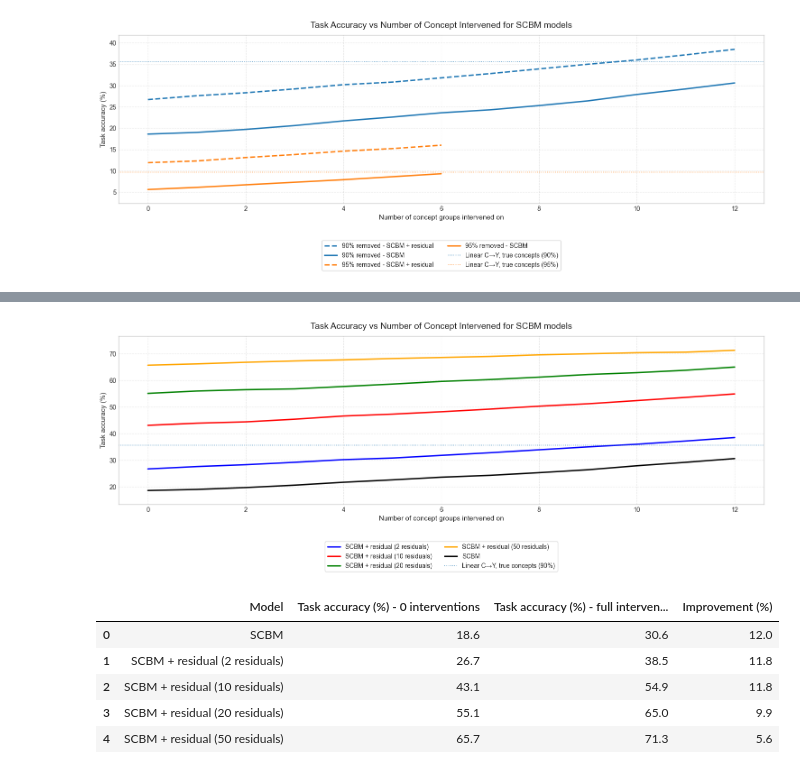
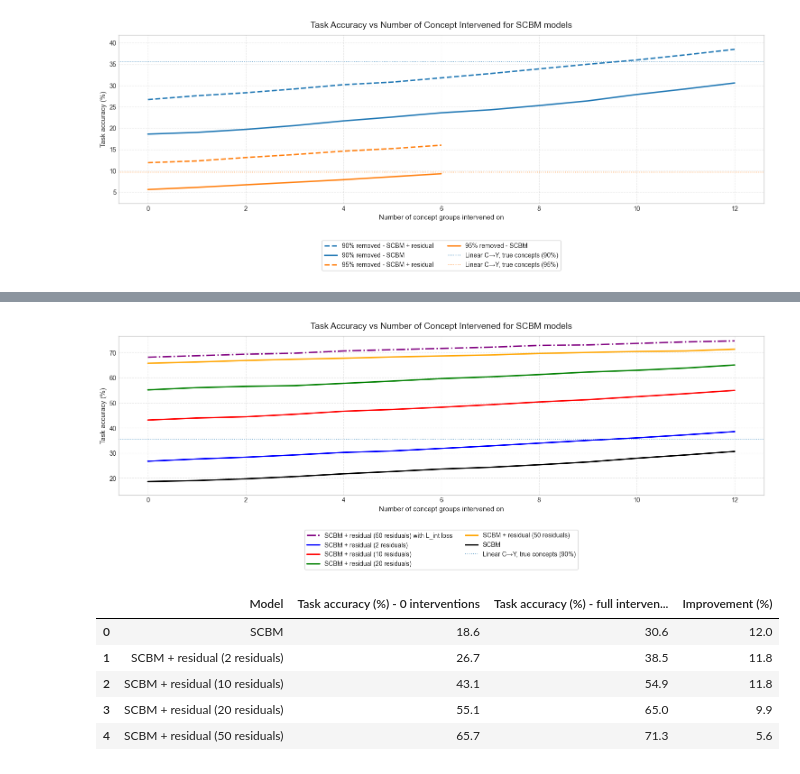
Before and after one commit to stephenmarcou/SCBM_implementation, a Jupyter notebook: results.ipynb, the cells around one changed output, grey strips where cells are left out. Drawn from its saved outputs; the diff is of its cells as text; code cells hidden in the pictures.

```diff
--- a/results.ipynb
+++ b/results.ipynb
@@ -624,10 +634,17 @@ model_dir_scbm_residual_09_2 = "incomplete_rmv_indiv_concepts_0.9_2026-04-22_18-
 model_dir_scbm_residual_09_10 = "incomplete_rmv_indiv_concepts_0.9_2026-05-01_18-52-26_4d4e0"
 model_dir_scbm_residual_09_20 = "incomplete_rmv_indiv_concepts_0.9_2026-05-01_18-59-30_8de1f"
 model_dir_scbm_residual_09_50 = "incomplete_rmv_indiv_concepts_0.9_2026-05-01_18-59-57_2f925"
-
+model_dir_scbm_09_50_L_int_loss = "incomplete_rmv_indiv_concepts_0.9_2026-05-05_16-40-43_4e290"
 
 
 model_dir_scbm_09 = "incomplete_rmv_indiv_concepts_0.9_2026-04-22_15-31-02_2b8ed"
+
+
+(concepts_intervened_list_scbm_09_L_int_loss,
+y_accuracies_list_scbm_09_L_int_loss,
+c_accuracies_list_scbm_09_L_int_loss) = extract_info_from_intervention_log(model_dir_scbm_09_50_L_int_loss, model_type="scbm_residual")
+
+
 
 
 (concepts_intervened_list_scbm_res_09_2,
@@ -652,6 +669,16 @@ c_accuracies_list_scbm_res_09_50) = extract_info_from_intervention_log(model_dir
 (concepts_intervened_list_scbm_09,
 y_accuracies_list_scbm_09,
 c_accuracies_list_scbm_09) = extract_info_from_intervention_log(model_dir_scbm_09, model_type="scbm")
+
+ax.plot(
+    concepts_intervened_list_scbm_09_L_int_loss,
+y_accuracies_list_scbm_09_L_int_loss,
+color = "purple",
+linewidth=2.2,
+markersize=6,
+linestyle="-.",
+label=r"SCBM + residual (50 residuals) with L_int loss",
+)
 
 
 
@@ -731,34 +758,34 @@ ax.set_title(
     fontsize=14,
     pad=12,
 )
 ax.set_xlabel("Number of concept groups intervened on", fontsize=11)
 ax.set_ylabel("Task accuracy (%)", fontsize=11)
 max_len = max(len(concepts_intervened_list_scbm_res_09_2), len(concepts_intervened_list_scbm_09),
               len(concepts_intervened_list_scbm_res_09_10), len(concepts_intervened_list_scbm_res_09_20), len(concepts_intervened_list_scbm_res_09_50))
 ax.xaxis.set_major_locator(
     MaxNLocator(integer=True, prune=None, nbins=min(20, max_len))
 )
 
 
 
 
 y_min = min(min(y_accuracies_list_scbm_res_09_2), min(y_accuracies_list_scbm_09), min(y_accuracies_list_scbm_res_09_10), min(y_accuracies_list_scbm_res_09_20), min(y_accuracies_list_scbm_res_09_50))
 y_max = max(max(y_accuracies_list_scbm_res_09_2), max(y_accuracies_list_scbm_09), max(y_accuracies_list_scbm_res_09_10), max(y_accuracies_list_scbm_res_09_20), max(y_accuracies_list_scbm_res_09_50))
 pad = max((y_max - y_min) * 0.1, 0.5)
 ax.set_ylim(y_min - pad, y_max + pad)
 
 ax.grid(True, which="major", linestyle="--", alpha=0.45)
 ax.legend(
     loc="upper center",
     bbox_to_anchor=(0.5, -0.2),
     ncol=2,  # spread across columns
     frameon=True
 )
 
 fig.tight_layout()
 plt.show()
 # %% [output]
-[figure, old version]
+[figure, new version]
 # %%
 df_dict = {
     "Model": [
```
Also changed, not shown: parts of 2 cells of this notebook, 4 other files.
